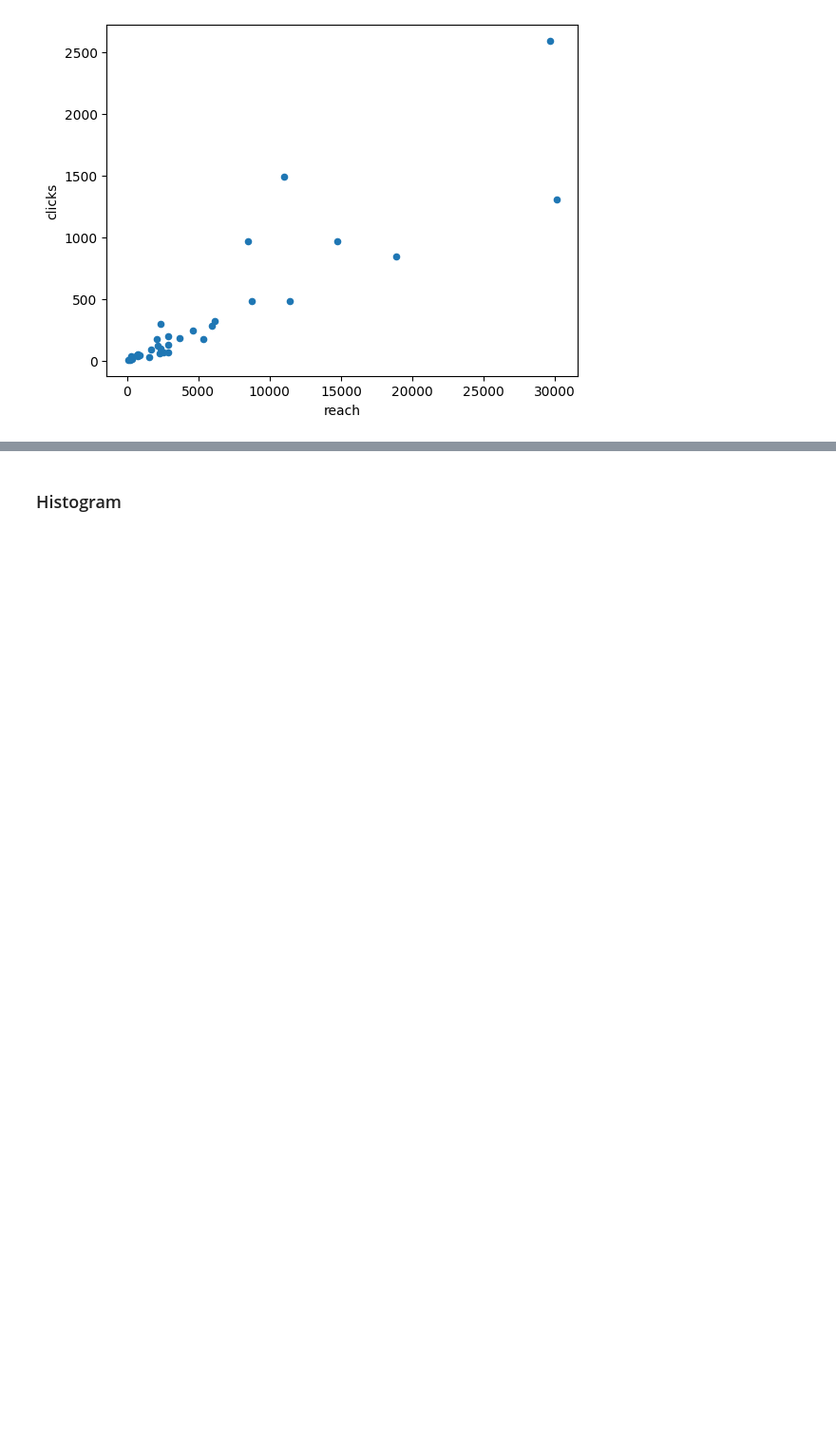
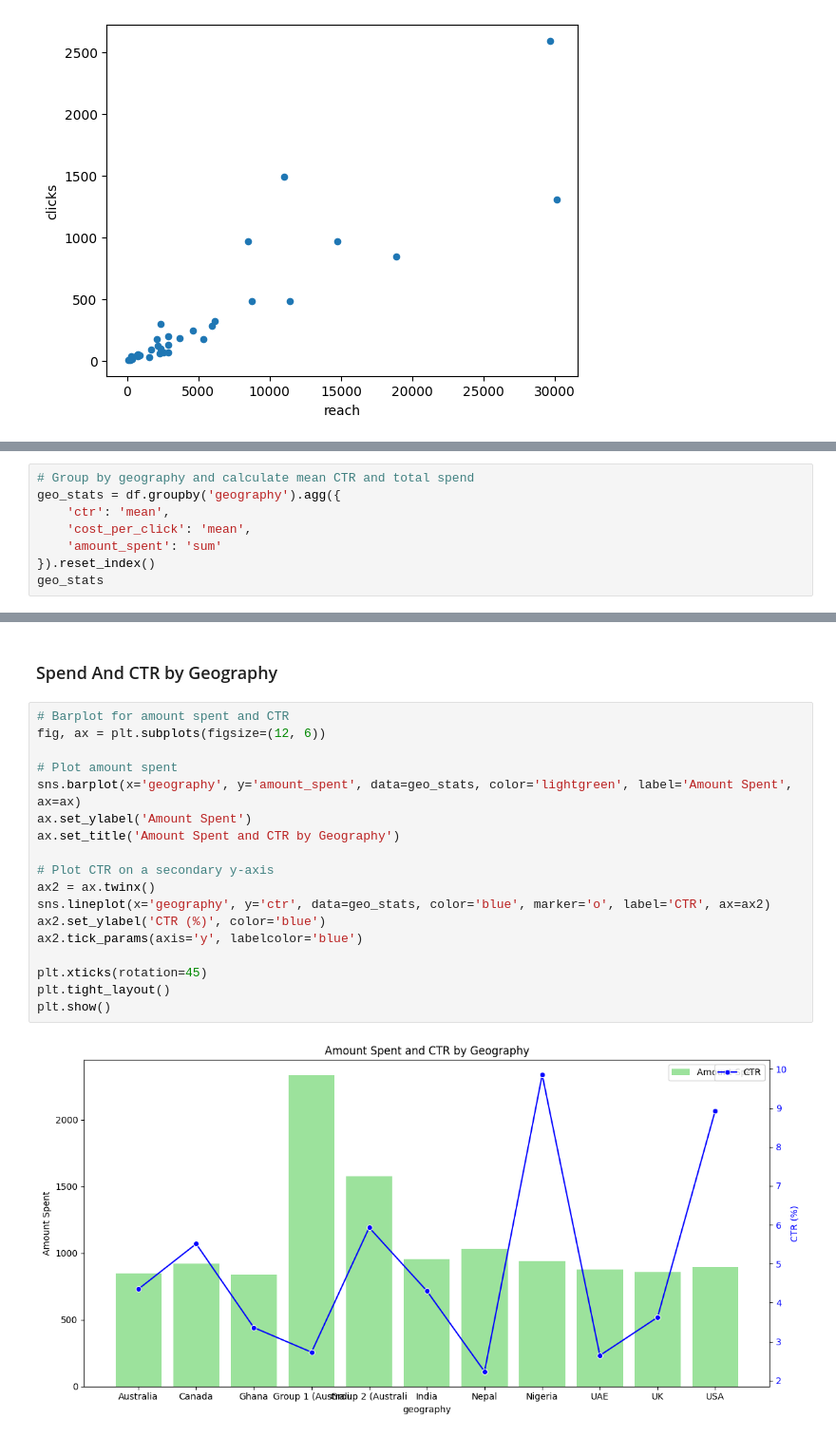
Before and after one commit to bakar-01/My-Dataanalysis, a Jupyter notebook: Marketing_Data.ipynb, the cells around one changed output, grey strips where cells are left out. Shown at 95% size. Drawn from its saved outputs; the diff is of its cells as text; blank space fills up the shorter version.

```diff
--- a/Marketing_Data.ipynb
+++ b/Marketing_Data.ipynb
@@ -215,0 +234,8 @@ plt.plot()
+# %%
+# Group by geography and calculate mean CTR and total spend
+geo_stats = df.groupby('geography').agg({
+    'ctr': 'mean',
+    'cost_per_click': 'mean',
+    'amount_spent': 'sum'
+}).reset_index()
+geo_stats
@@ -216,2 +255,22 @@ plt.plot()
 # %% [markdown]
-### Histogram
+### Spend And CTR by Geography
+# %%
+# Barplot for amount spent and CTR
+fig, ax = plt.subplots(figsize=(12, 6))
+
+# Plot amount spent
+sns.barplot(x='geography', y='amount_spent', data=geo_stats, color='lightgreen', label='Amount Spent', ax=ax)
+ax.set_ylabel('Amount Spent')
+ax.set_title('Amount Spent and CTR by Geography')
+
+# Plot CTR on a secondary y-axis
+ax2 = ax.twinx()
+sns.lineplot(x='geography', y='ctr', data=geo_stats, color='blue', marker='o', label='CTR', ax=ax2)
+ax2.set_ylabel('CTR (%)', color='blue')
+ax2.tick_params(axis='y', labelcolor='blue')
+
+plt.xticks(rotation=45)
+plt.tight_layout()
+plt.show()
+# %% [output]
+[figure, added]
```
Also changed, not shown: parts of 3 cells of this notebook.
